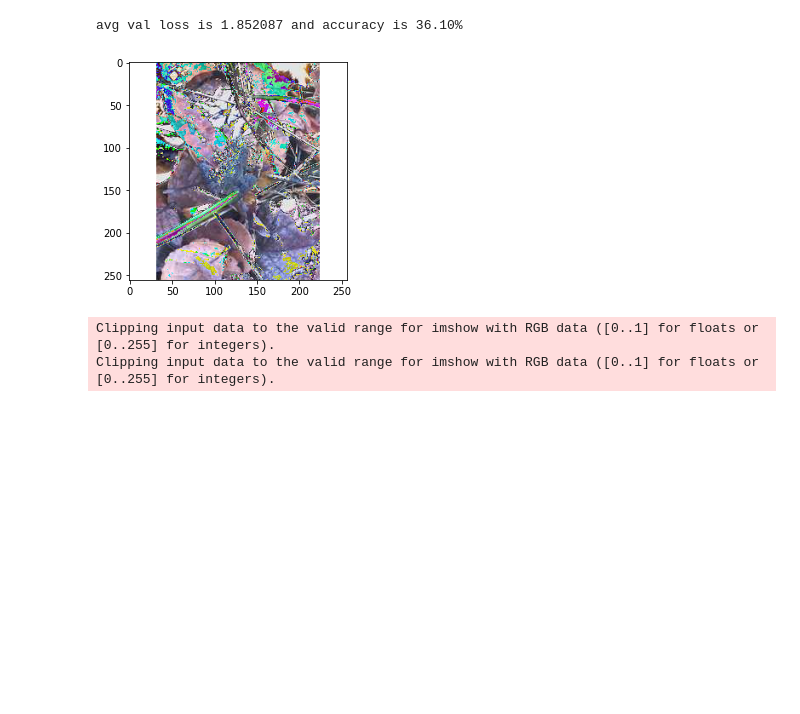
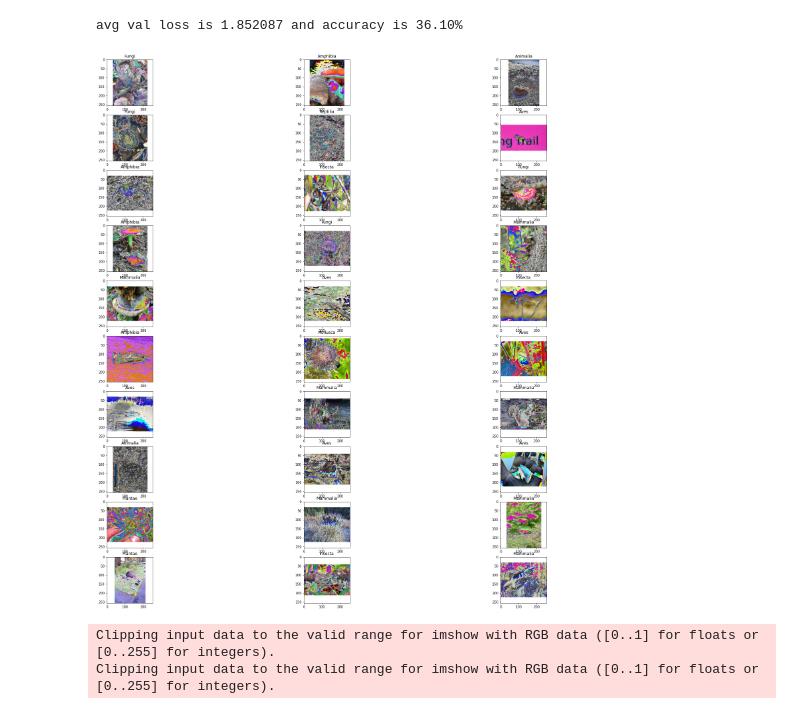
Before and after one commit to theindianwriter/CS6910-assignment_2, a Jupyter notebook: DL_assignment_2_Part_A.ipynb, the cells around one changed output. Drawn from its saved outputs; the diff is of its cells as text; code cells hidden in the pictures; blank space fills up the shorter version.

```diff
--- a/DL_assignment_2_Part_A.ipynb
+++ b/DL_assignment_2_Part_A.ipynb
@@ -573,26 +573,26 @@ test_loss,accuracy,conf_matrix,class_accuracy,sample_images_prediction= test_mod
 avg val loss is 1.852087 and accuracy is 36.10%
 # %%
 
-# rows = 10
-# cols = 3
-# fig = plt.figure()
-# ax = []
-# i = 1
-# for class_index,l in enumerate(sample_images_prediction):
-#     for t in l:
-#         ax.append(fig.add_subplot(rows,cols,i))
-#         plt.imshow((t[0]*255).astype(np.uint8))
-#         plt.xticks([])
-#         plt.yticks([])
-#         #title  = 'actual:'+classes[class_index]+'pred:'+ classes[t[1]]
-#         ax[-1].set_title(classes[t[1]])
-#         i += 1
+rows = 10
+cols = 3
+fig = plt.figure(figsize=(30, 30))
+ax = []
+i = 1
+for class_index,l in enumerate(sample_images_prediction):
+    for t in l:
+        ax.append(fig.add_subplot(rows,cols,i))
+        plt.imshow((t[0]*255).astype(np.uint8))
+        plt.xticks([])
+        plt.yticks([])
+        #title  = 'actual:'+classes[class_index]+'pred:'+ classes[t[1]]
+        ax[-1].set_title(classes[t[1]])
+        i += 1
+plt.show()
+
+# plt.imshow((sample_images_prediction[0][0][0]*255).astype(np.uint8))
 # plt.show()
-
-plt.imshow((sample_images_prediction[0][0][0]*255).astype(np.uint8))
-plt.show()
 # %% [output]
-[figure, old version]
+[figure, new version]
 # %%
 test_loss,accuracy,conf_matrix,class_accuracy = test_model(model,test_loader,device,10)
 plt.show()
```
Also changed, not shown: parts of 2 cells of this notebook.
